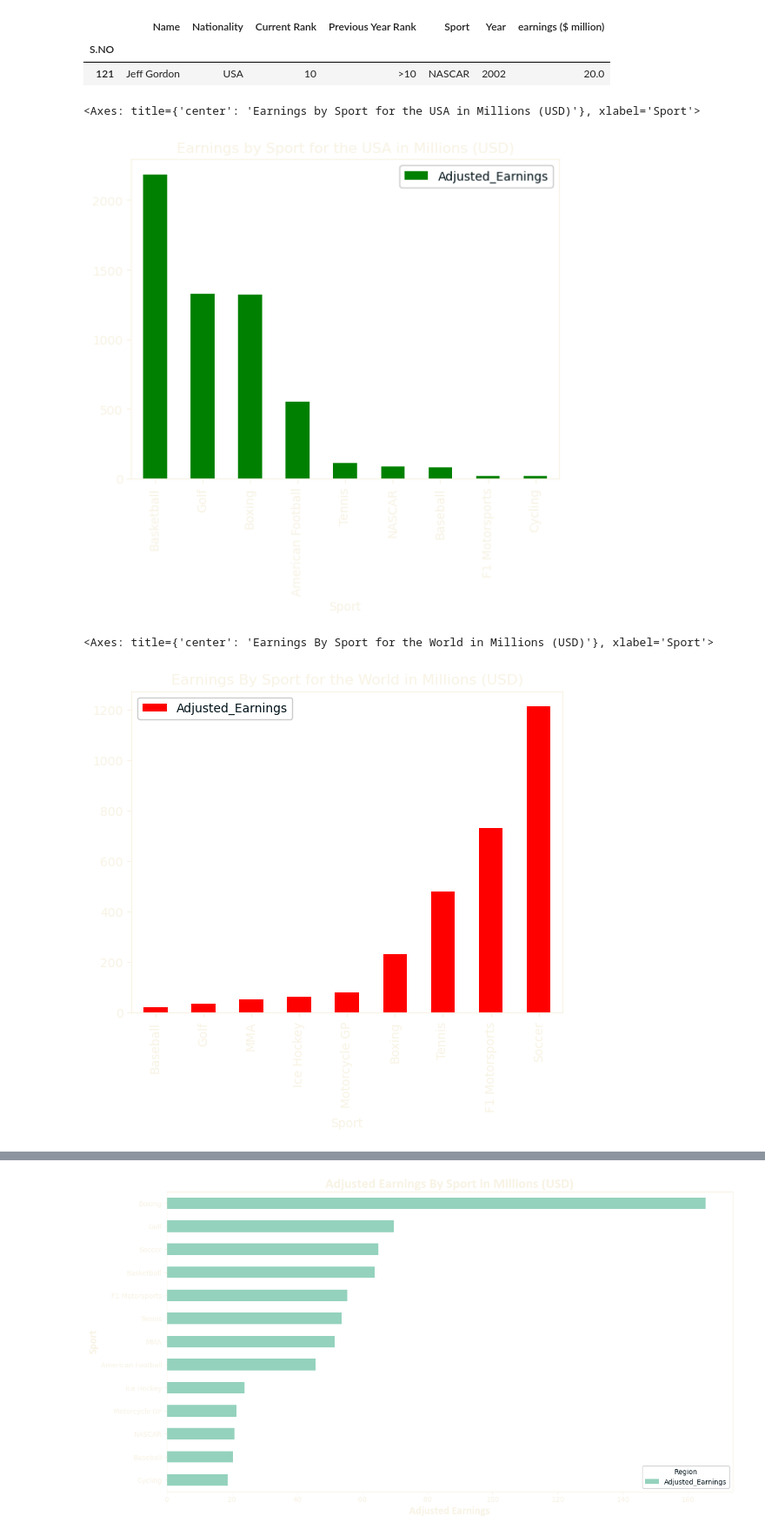
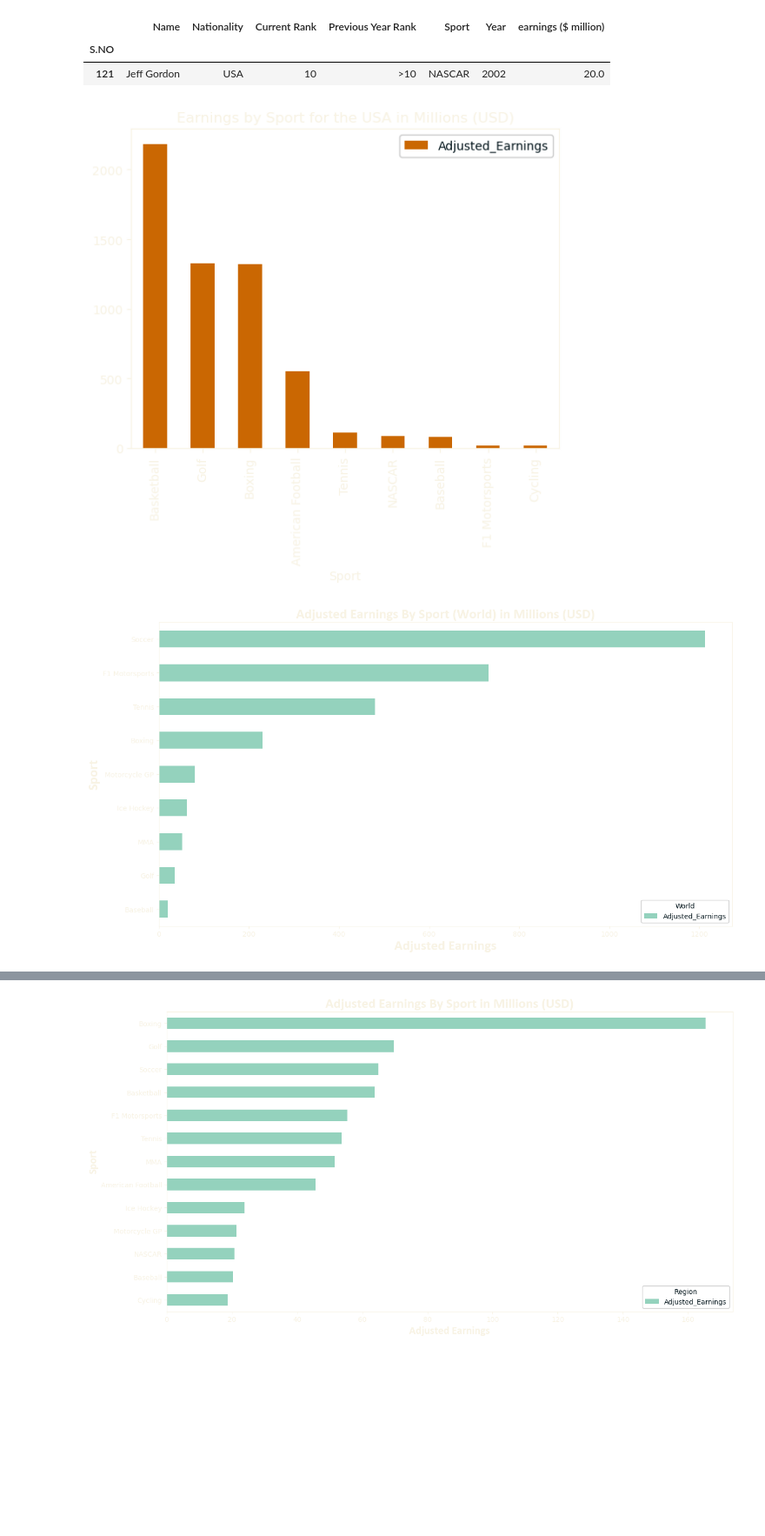
Before and after one commit to cisnerosjp/SMU-Project1-HighestPaidAthletes, a Jupyter notebook: AthletePay_adjusted_2.ipynb, the cells around one changed output, grey strips where cells are left out. Shown at 87% size. Drawn from its saved outputs; the diff is of its cells as text; code cells hidden in the pictures; blank space fills up the shorter version.

Commit message:
more changes and bar charts

```diff
--- a/AthletePay_adjusted_2.ipynb
+++ b/AthletePay_adjusted_2.ipynb
@@ -628,21 +628,33 @@ usa_bysport["region"] = "USA"
 #world_bysport["region"] = "World"
 
 merged_bysport = pd.concat([usa_bysport, world_bysport])
+plt.rcParams['savefig.transparent'] = True
 
 #merged_bysport
-usa_bysport.plot(title="Earnings by Sport for the USA in Millions (USD)", x="Sport",y="Adjusted_Earnings",kind="bar",color='green')
+usa_bysport.plot(title="Earnings by Sport for the USA in Millions (USD)", x="Sport",y="Adjusted_Earnings",kind="bar",color='#CA6702')
+plt.savefig("Earnings By Sport for the World in USA")
+plt.show()
 # %% [output]
-<Axes: title={'center': 'Earnings by Sport for the USA in Millions (USD)'}, xlabel='Sport'>
-[figure, old version]
+[figure, new version]
 # %%
 world_temp = adjusted_df.loc[adjusted_df.Nationality != "USA"]
 world_bysport = world_temp.groupby("Sport").Adjusted_Earnings.sum().sort_values(ascending = True).reset_index()
 world_bysport["region"] = "World"
 
-world_bysport.plot(title="Earnings By Sport for the World in Millions (USD)", x="Sport",y="Adjusted_Earnings",kind="bar",color="red")
+plt.rcParams['savefig.transparent'] = True
+plt.rcParams['legend.labelcolor'] = dark_color
+#plt.rcParams['legend.framealpha'] = 1
+
+world_bysport.plot(title="Earnings By Sport in Millions (USD)", x="Sport",y="Adjusted_Earnings",kind="barh",color="#94D2BD", figsize=[15,8])
+plt.title("Adjusted Earnings By Sport (World) in Millions (USD)", fontweight='bold', fontname = "Calibri", fontsize = 20)
+plt.xlabel("Adjusted Earnings", fontname = "Calibri", fontsize = 20, fontweight = "bold")
+plt.ylabel("Sport", fontname = "Calibri", fontsize = 20, fontweight = "bold")
+legend = plt.legend(title = "World")
+plt.setp(legend.get_title(), color=dark_color)
+plt.savefig("Earnings By Sport for the World in Millions")
+plt.show()
 # %% [output]
-<Axes: title={'center': 'Earnings By Sport for the World in Millions (USD)'}, xlabel='Sport'>
-[figure, old version]
+[figure, new version]
 # %%
 adjusted_df.groupby("Sport").Sport.count().sort_values(ascending = False)
 # %% [output]
```
Also changed, not shown: parts of 3 cells of this notebook, 2 other files.
